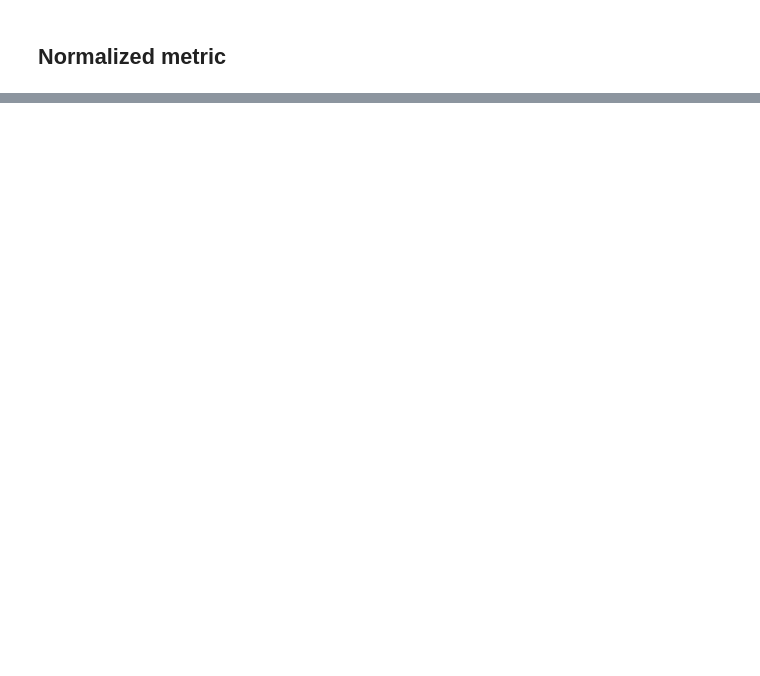
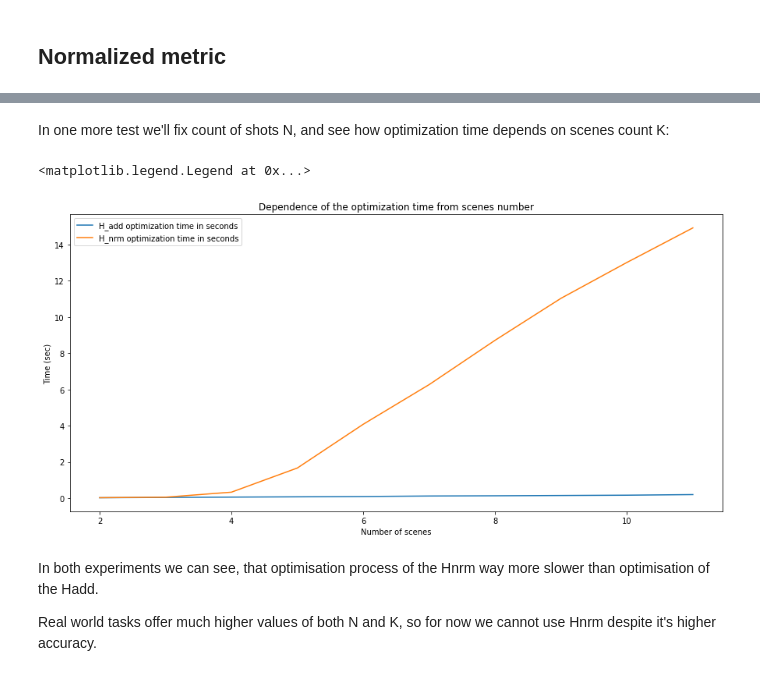
Before and after one commit to ivi-ru/video-scene-detection, a Jupyter notebook: examples.ipynb, the cells around one changed output, grey strips where cells are left out. Saved outputs shown, nothing was run; the diff lists cells and outputs as text; code cells hidden in the pictures; blank space fills up the shorter version.

```diff
--- a/examples.ipynb
+++ b/examples.ipynb
@@ -151,0 +150,5 @@ As you can see, Normalized Const Function works better with noized data.
+# %%
+test_examples = []
+for N in range(12, 123):
+    for K in range(2,11):
+        test_examples.append(get_synth_example(N, K, add_noise=True))
@@ -151,0 +221,16 @@ As you can see, Normalized Const Function works better with noized data.
+# %%
+test_data = []
+K = 5
+Ns = range(10, 100)
+for N in Ns:
+    test_data.append(get_synth_example(N, K, add_noise=True))
+ns_add_times = []
+ns_nrm_times = []
+for distances, synth_scene_borders in test_data:
+    start_time = time.time()
+    optimal_scene_borders = get_optimal_sequence_add(distances, K)
+    ns_add_times.append(time.time() - start_time)
+
+    start_time = time.time()
+    optimal_scene_borders = get_optimal_sequence_nrm(distances, K)
+    ns_nrm_times.append(time.time() - start_time)
@@ -151,0 +247,32 @@ As you can see, Normalized Const Function works better with noized data.
+# %% [markdown]
+In one more test we'll fix count of shots N, and see how optimization time depends on scenes count K:
+# %%
+test_data = []
+N = 70
+Ks = range(2, 12)
+for K in Ks:
+    test_data.append(get_synth_example(N, K, add_noise=True))
+ks_add_times = []
+ks_nrm_times = []
+for distances, synth_scene_borders in test_data:
+    start_time = time.time()
+    optimal_scene_borders = get_optimal_sequence_add(distances, len(synth_scene_borders))
+    ks_add_times.append(time.time() - start_time)
+
+    start_time = time.time()
+    optimal_scene_borders = get_optimal_sequence_nrm(distances, len(synth_scene_borders))
+    ks_nrm_times.append(time.time() - start_time)
+# %%
+plt.figure(figsize=(15,7))
+ax = plt.gca()
+ax.plot(Ks, ks_add_times, label='H_add optimization time in seconds')
+ax.plot(Ks, ks_nrm_times, label='H_nrm optimization time in seconds')
+ax.set(title='Dependence of the optimization time from scenes number', ylabel='Time (sec)', xlabel='Number of scenes')
+ax.legend(loc='best')
+# %% [output]
+<matplotlib.legend.Legend at 0x...>
+[figure, added]
+# %% [markdown]
+In both experiments we can see, that optimisation process of the Hnrm way more slower than optimisation of the Hadd.
+
+Real world tasks offer much higher values of both N and K, so for now we cannot use Hnrm despite it's higher accuracy.
```
Also changed, not shown: parts of 28 cells of this notebook, 6 other files.
